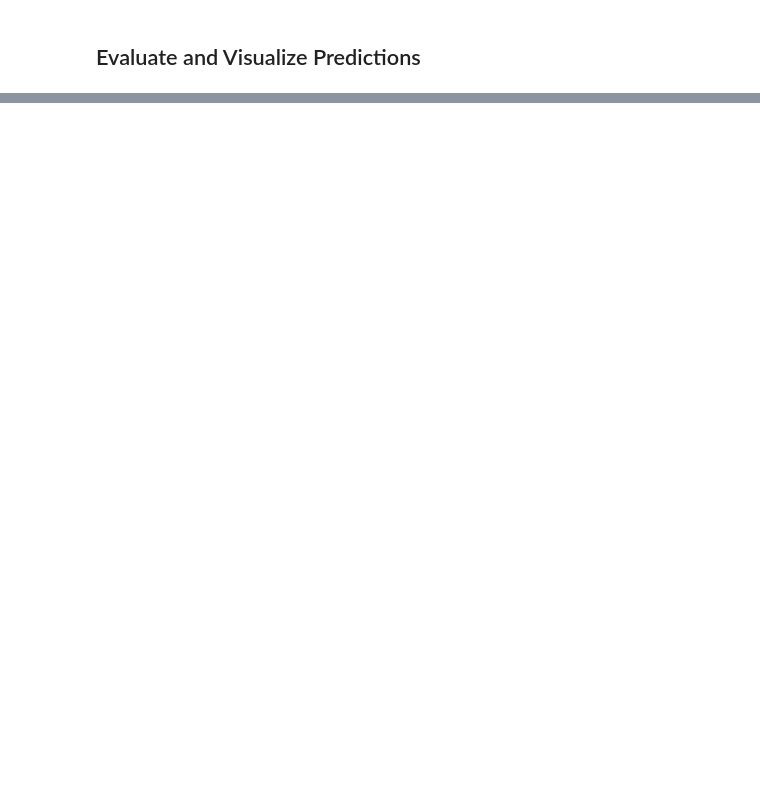
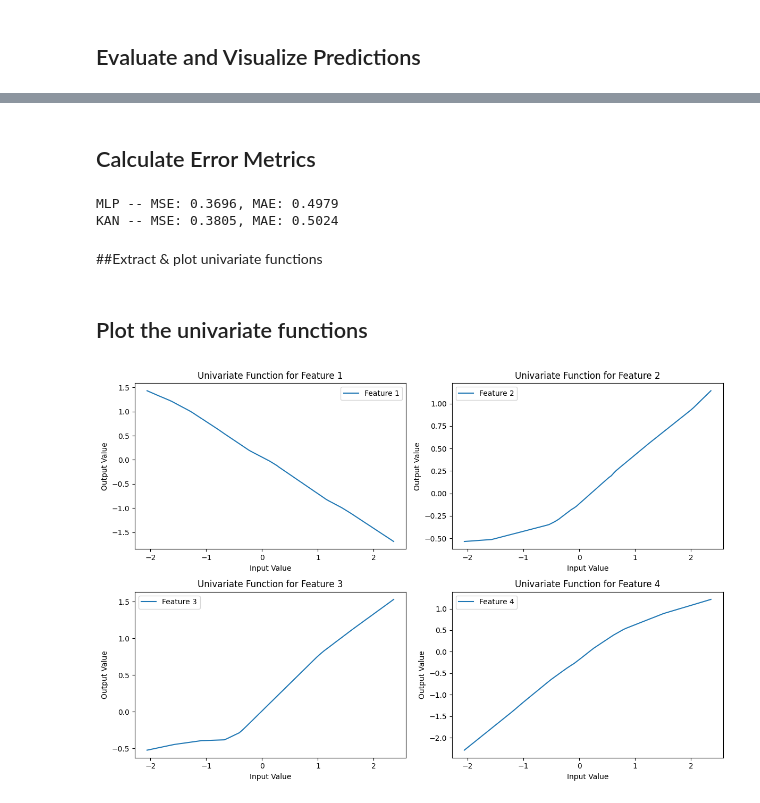
Before and after one commit to DaguenetYannis/Municipales_2026, a Jupyter notebook: Scripts tests/KAN.ipynb, the cells around one changed output, grey strips where cells are left out. Drawn from its saved outputs; the diff is of its cells as text; code cells hidden in the pictures; blank space fills up the shorter version.

```diff
--- a/Scripts tests/KAN.ipynb
+++ b/Scripts tests/KAN.ipynb
@@ -231,0 +232,54 @@ plt.show()
+# %% [markdown]
+## Calculate Error Metrics
+# %%
+from sklearn.metrics import mean_squared_error, mean_absolute_error
+
+def print_error_metrics(y_true, y_pred, model_name):
+    mse = mean_squared_error(y_true, y_pred)
+    mae = mean_absolute_error(y_true, y_pred)
+    print(f'{model_name} -- MSE: {mse:.4f}, MAE: {mae:.4f}')
+
+print_error_metrics(y_actual, mlp_predictions, 'MLP')
+print_error_metrics(y_actual, kan_predictions, 'KAN')
+# %% [output]
+MLP -- MSE: 0.3696, MAE: 0.4979
+KAN -- MSE: 0.3805, MAE: 0.5024
+# %% [markdown]
+##Extract & plot univariate functions
+# %%
+def plot_univariate_functions(kan_model, X_data, feature_names=None):
+    num_features = X_data.size(1)
+    if feature_names is None:
+        feature_names = [f'Feature {i+1}' for i in range(num_features)]
+
+    plt.figure(figsize=(12, 8))
+
+    for i in range(num_features):
+        #Get the specific univariate function for the feature
+        univariate_function = kan_model.univariate_function_layers[i]
+
+        #generate a range of input values
+        xi_min = X_data[:, i].min().item()
+        xi_max = X_data[:, i].max().item()
+        xi_range = torch.linspace(xi_min, xi_max, 100).unsqueeze(1)
+
+        # pass through the univariate function and take the first output
+        with torch.no_grad():
+            yi = univariate_function(xi_range)[:, 0].squeeze().numpy() #Only take the first output
+
+        #Plot the function
+        plt.subplot((num_features + 1) // 2, 2, i + 1)
+        plt.plot(xi_range.numpy(), yi, label=f'Feature {i+1}')
+        plt.title(f'Univariate Function for {feature_names[i]}')
+        plt.xlabel('Input Value')
+        plt.ylabel('Output Value')
+        plt.legend()
+
+    plt.tight_layout()
+    plt.show()
+# %% [markdown]
+## Plot the univariate functions
+# %%
+plot_univariate_functions(kan_model, X_train)
+# %% [output]
+[figure, added]
```
Also changed, not shown: parts of 5 cells of this notebook, 1 other file.
